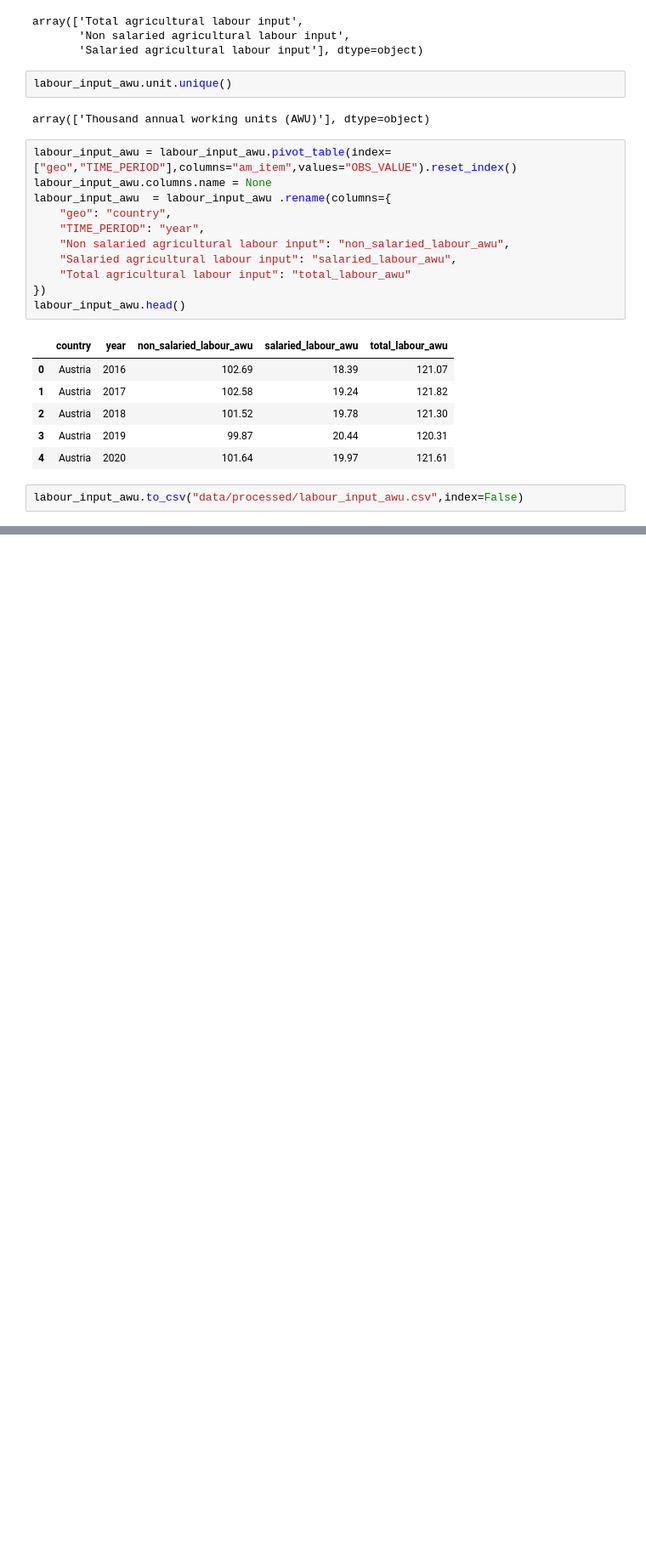
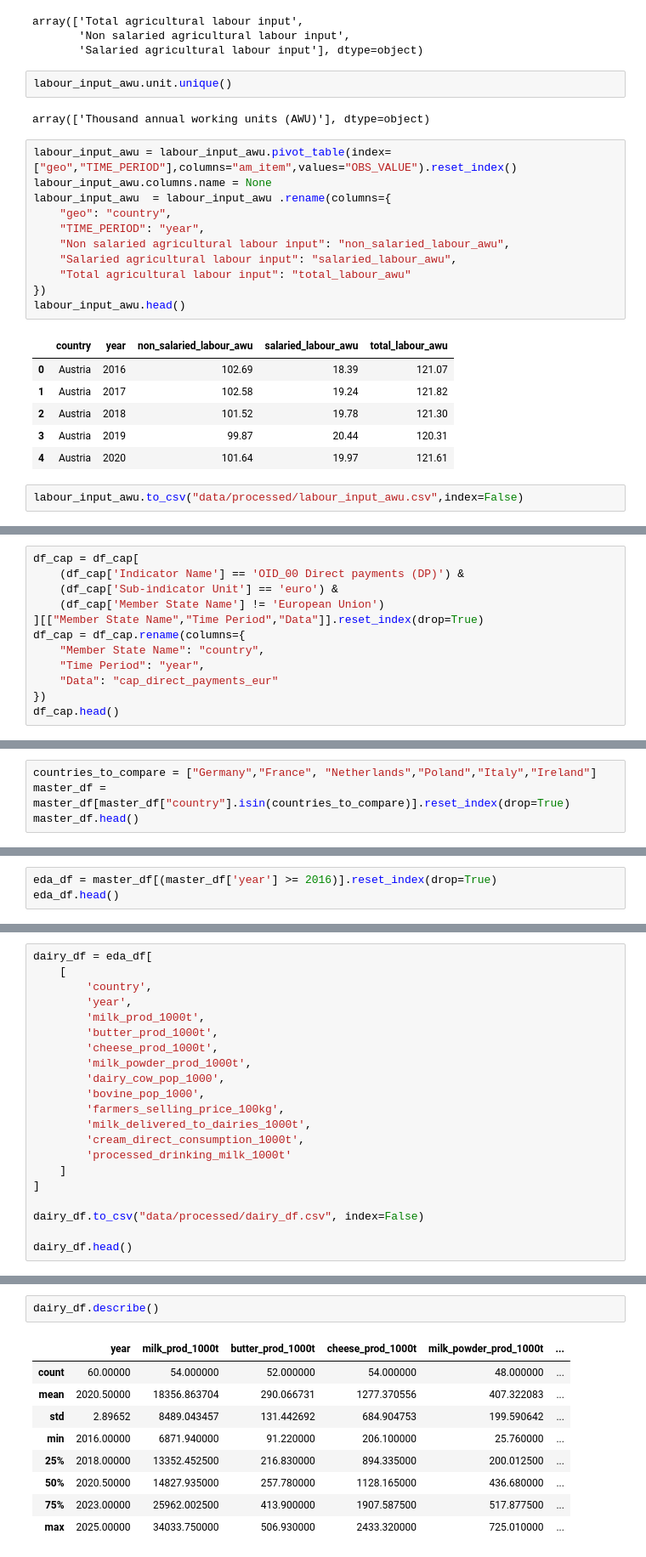
Before and after one commit to alizah-2026006/ca2-dairy-dashboard, a Jupyter notebook: data_prep_notebook.ipynb, the cells around one changed output, grey strips where cells are left out. Shown at 85% size. Saved outputs shown, nothing was run; the diff lists cells and outputs as text; blank space fills up the shorter version.

```diff
--- a/data_prep_notebook.ipynb
+++ b/data_prep_notebook.ipynb
@@ -894,0 +1108,12 @@ labour_input_awu.to_csv("data/processed/labour_input_awu.csv",index=False)
+# %%
+df_cap = df_cap[
+    (df_cap['Indicator Name'] == 'OID_00 Direct payments (DP)') &
+    (df_cap['Sub-indicator Unit'] == 'euro') &
+    (df_cap['Member State Name'] != 'European Union')
+][["Member State Name","Time Period","Data"]].reset_index(drop=True)
+df_cap = df_cap.rename(columns={
+    "Member State Name": "country",
+    "Time Period": "year",
+    "Data": "cap_direct_payments_eur"
+})
+df_cap.head()
@@ -894,0 +1178,4 @@ labour_input_awu.to_csv("data/processed/labour_input_awu.csv",index=False)
+# %%
+countries_to_compare = ["Germany","France", "Netherlands","Poland","Italy","Ireland"]
+master_df = master_df[master_df["country"].isin(countries_to_compare)].reset_index(drop=True)
+master_df.head()
@@ -894,0 +1228,3 @@ labour_input_awu.to_csv("data/processed/labour_input_awu.csv",index=False)
+# %%
+eda_df = master_df[(master_df['year'] >= 2016)].reset_index(drop=True)
+eda_df.head()
@@ -894,0 +1239,21 @@ labour_input_awu.to_csv("data/processed/labour_input_awu.csv",index=False)
+# %%
+dairy_df = eda_df[
+    [
+        'country',
+        'year',
+        'milk_prod_1000t',
+        'butter_prod_1000t',
+        'cheese_prod_1000t',
+        'milk_powder_prod_1000t',
+        'dairy_cow_pop_1000',
+        'bovine_pop_1000',
+        'farmers_selling_price_100kg',
+        'milk_delivered_to_dairies_1000t',
+        'cream_direct_consumption_1000t',
+        'processed_drinking_milk_1000t'
+    ]
+]
+
+dairy_df.to_csv("data/processed/dairy_df.csv", index=False)
+
+dairy_df.head()
@@ -894,0 +1283,12 @@ labour_input_awu.to_csv("data/processed/labour_input_awu.csv",index=False)
+# %%
+dairy_df.describe()
+# %% [output]
+|  | year | milk_prod_1000t | butter_prod_1000t | cheese_prod_1000t | milk_powder_prod_1000t | ... |
+| count | 60.00000 | 54.000000 | 52.000000 | 54.000000 | 48.000000 | ... |
+| mean | 2020.50000 | 18356.863704 | 290.066731 | 1277.370556 | 407.322083 | ... |
+| std | 2.89652 | 8489.043457 | 131.442692 | 684.904753 | 199.590642 | ... |
+| min | 2016.00000 | 6871.940000 | 91.220000 | 206.100000 | 25.760000 | ... |
+| 25% | 2018.00000 | 13352.452500 | 216.830000 | 894.335000 | 200.012500 | ... |
+| 50% | 2020.50000 | 14827.935000 | 257.780000 | 1128.165000 | 436.680000 | ... |
+| 75% | 2023.00000 | 25962.002500 | 413.900000 | 1907.587500 | 517.877500 | ... |
+| max | 2025.00000 | 34033.750000 | 506.930000 | 2433.320000 | 725.010000 | ... |
```
Also changed, not shown: parts of 53 cells of this notebook, 16 other files.
